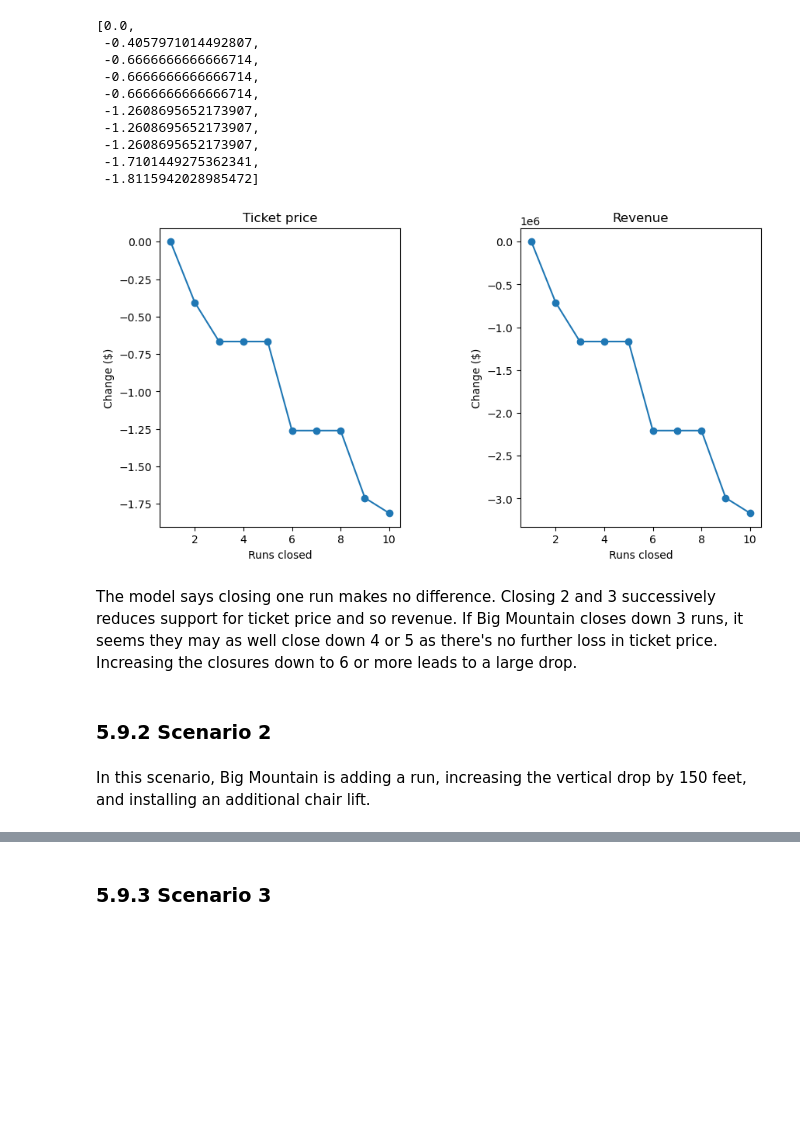
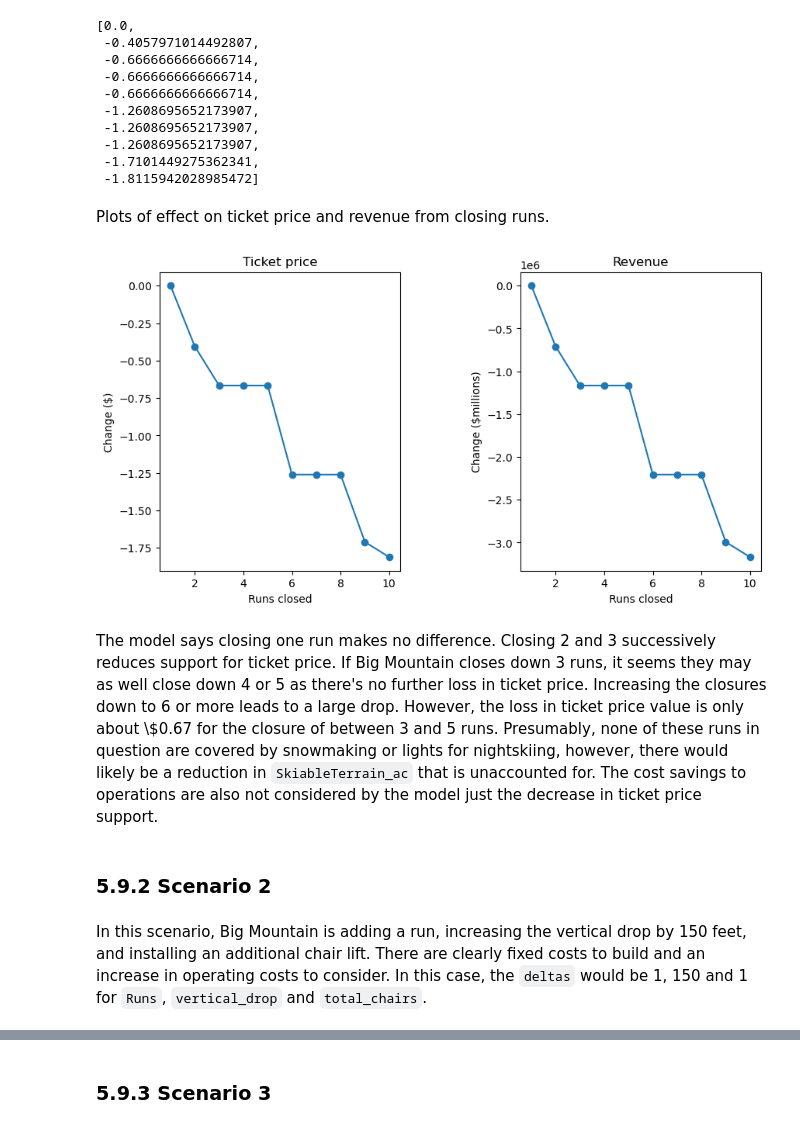
Before and after one commit to mikedshadow/Big_Mountain, a Jupyter notebook: Notebooks/05_modeling.ipynb, the cells around one changed output, grey strips where cells are left out. Saved outputs shown, nothing was run; the diff lists cells and outputs as text; code cells hidden in the pictures; blank space fills up the shorter version.

```diff
--- a/Notebooks/05_modeling.ipynb
+++ b/Notebooks/05_modeling.ipynb
@@ -309,7 +391,7 @@ def predict_increase(features, deltas):
 
     bm2 = X_bm.copy()
     for f, d in zip(features, deltas):
-        bm2[features] += deltas
+        bm2[f] += d
     return model.predict(bm2).item() - model.predict(X_bm).item()
 # %% [markdown]
 ### 5.9.1 Scenario 1<a id='5.9.1_Scenario_1'></a>
@@ -335,30 +415,32 @@ price_deltas
  -1.2608695652173907,
  -1.7101449275362341,
  -1.8115942028985472]
+# %% [markdown]
+Plots of effect on ticket price and revenue from closing runs.
 # %%
 #Code task 3#
 #Create two plots, side by side, for the predicted ticket price change (delta) for each
 #condition (number of runs closed) in the scenario and the associated predicted revenue
 #change on the assumption that each of the expected visitors buys 5 tickets
 #There are two things to do here:
 #1 - use a list comprehension to create a list of the number of runs closed from `runs_delta`
 #2 - use a list comprehension to create a list of predicted revenue changes from `price_deltas`
 runs_closed = [-1 * i for i in runs_delta] #1
 fig, ax = plt.subplots(1, 2, figsize=(10, 5))
 fig.subplots_adjust(wspace=0.5)
 ax[0].plot(runs_closed, price_deltas, 'o-')
 ax[0].set(xlabel='Runs closed', ylabel='Change ($)', title='Ticket price')
 revenue_deltas = [5 * expected_visitors * i for i in price_deltas] #2
 ax[1].plot(runs_closed, revenue_deltas, 'o-')
-ax[1].set(xlabel='Runs closed', ylabel='Change ($)', title='Revenue');
+ax[1].set(xlabel='Runs closed', ylabel='Change ($millions)', title='Revenue');
 # %% [output]
-[figure, old version]
+[figure, new version]
 # %% [markdown]
-The model says closing one run makes no difference. Closing 2 and 3 successively reduces support for ticket price and so revenue. If Big Mountain closes down 3 runs, it seems they may as well close down 4 or 5 as there's no further loss in ticket price. Increasing the closures down to 6 or more leads to a large drop.
+The model says closing one run makes no difference. Closing 2 and 3 successively reduces support for ticket price. If Big Mountain closes down 3 runs, it seems they may as well close down 4 or 5 as there's no further loss in ticket price. Increasing the closures down to 6 or more leads to a large drop. However, the loss in ticket price value is only about \\$0.67 for the closure of between 3 and 5 runs. Presumably, none of these runs in question are covered by snowmaking or lights for nightskiing, however, there would likely be a reduction in `SkiableTerrain_ac` that is unaccounted for. The cost savings to operations are also not considered by the model just the decrease in ticket price support.
 # %% [markdown]
 ### 5.9.2 Scenario 2<a id='5.9.2_Scenario_2'></a>
 # %% [markdown]
-In this scenario, Big Mountain is adding a run, increasing the vertical drop by 150 feet, and installing an additional chair lift.
+In this scenario, Big Mountain is adding a run, increasing the vertical drop by 150 feet, and installing an additional chair lift. There are clearly fixed costs to build and an increase in operating costs to consider. In this case, the `deltas` would be 1, 150 and 1 for `Runs`, `vertical_drop` and `total_chairs`.
 # %%
 #Code task 4#
 #Call `predict_increase` with a list of the features 'Runs', 'vertical_drop', and 'total_chairs'
```
Also changed, not shown: parts of 56 cells of this notebook.
